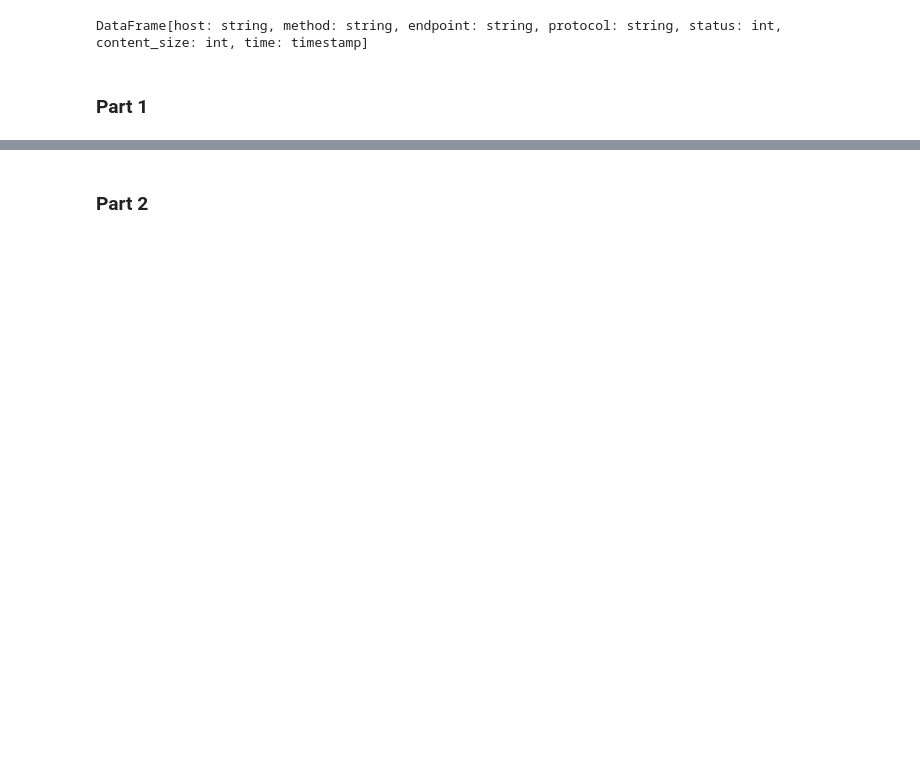
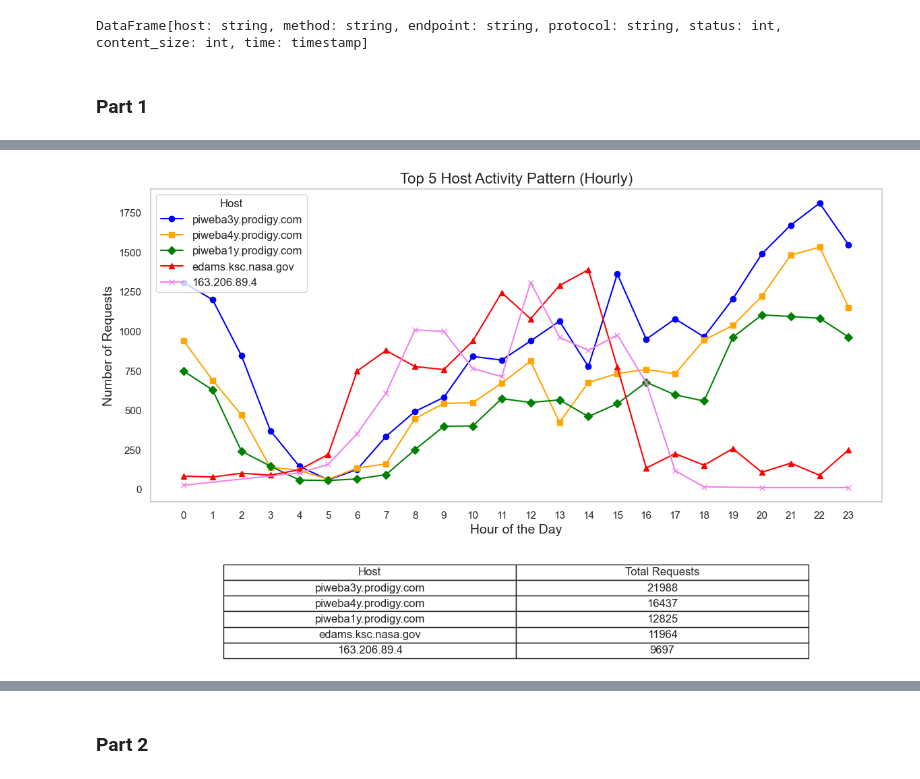
Before and after one commit to Schrrodinger/Server-Log-Analysis-with-NASA-HTTP-Dataset, a Jupyter notebook: visual.ipynb, the cells around one changed output, grey strips where cells are left out. Drawn from its saved outputs; the diff is of its cells as text; code cells hidden in the pictures; blank space fills up the shorter version.

```diff
--- a/visual.ipynb
+++ b/visual.ipynb
@@ -407,0 +259,67 @@ plt.show()
+# %%
+from pyspark.sql import functions as F
+import matplotlib.pyplot as plt
+import pandas as pd
+
+# Add an 'hour' column to the DataFrame
+logs_df = logs_df.withColumn('hour', F.hour('time'))  # Extract hour from the timestamp
+
+# Group by 'hour' and 'host' to count requests
+host_activity_hour = logs_df.groupBy('hour', 'host').count()
+
+# Get the top 5 hosts based on total activity during hours
+top_hosts = host_activity_hour.groupBy('host').agg(F.sum('count').alias('total_requests')) \
+                               .orderBy('total_requests', ascending=False) \
+                               .limit(5)
+
+# Get the top 5 hosts for plotting
+top_5_hosts = top_hosts.limit(5).toPandas()
+
+# Prepare data for plotting
+host_activity_hour_pd = host_activity_hour.toPandas()
+top_5_hosts_data = host_activity_hour_pd[host_activity_hour_pd['host'].isin(top_5_hosts['host'])]
+
+# Sort the data by hour
+top_5_hosts_data = top_5_hosts_data.sort_values('hour')
+
+# Step 2: Plot the Data
+
+# Create the figure and axis
+plt.figure(figsize=(14, 8))
+
+# Define colors and markers for different hosts
+colors = ['blue', 'orange', 'green', 'red', 'violet']
+markers = ['o', 's', 'D', '^', 'x']  # Circle, Square, Diamond, Triangle, X
+
+# Plot each host's activity over hours
+for i, host in enumerate(top_5_hosts['host']):
+    host_data = top_5_hosts_data[top_5_hosts_data['host'] == host]
+    plt.plot(host_data['hour'], host_data['count'], label=host, color=colors[i], marker=markers[i])
+
+# Add titles and labels
+plt.title("Top 5 Host Activity Pattern (Hourly)", fontsize=16)
+plt.xlabel("Hour of the Day", fontsize=14)
+plt.ylabel("Number of Requests", fontsize=14)
+plt.legend(title="Host", fontsize=12)
+plt.xticks(range(24))  # Set x-ticks to show all hours
+plt.grid()
+
+# Create a table below the plot for the top 5 hosts
+top_5_hosts_pd = top_hosts.toPandas()
+table_data = [
+    ['Host', 'Total Requests'],
+] + top_5_hosts_pd.values.tolist()
+
+# Create a table
+table = plt.table(cellText=table_data, colLabels=None, cellLoc='center', loc='bottom', bbox=[0.1, -0.5, 0.8, 0.3])
+table.auto_set_font_size(False)
+table.set_fontsize(12)
+table.scale(1.2, 1.2)
+
+# Adjust layout to make room for the table
+plt.subplots_adjust(bottom=0.3)
+
+# Show the plot
+plt.show()
+# %% [output]
+[figure, added]
```
Also changed, not shown: parts of 53 cells of this notebook.
